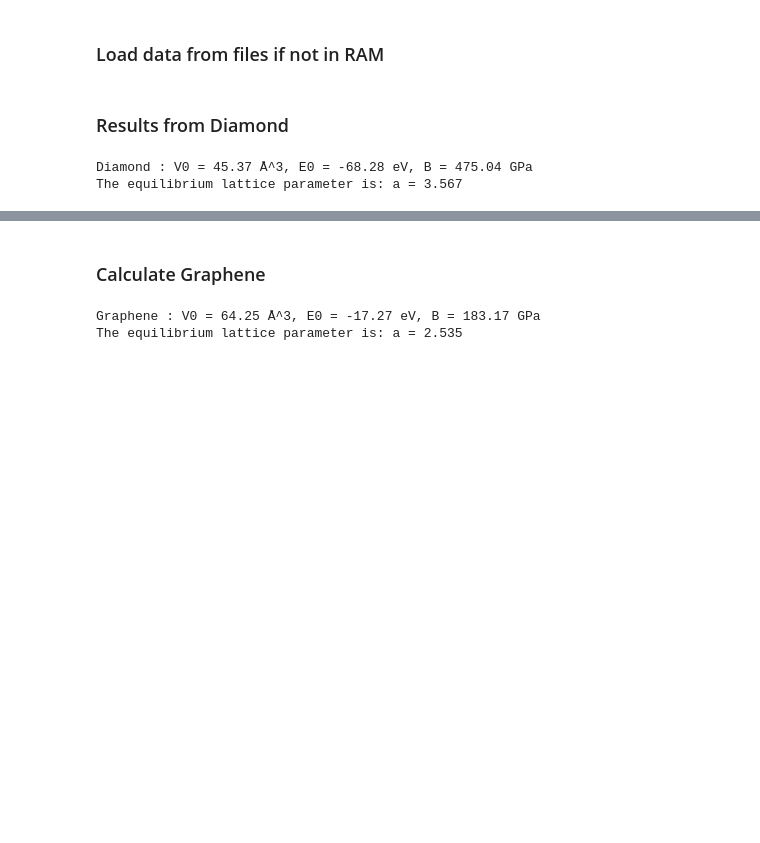
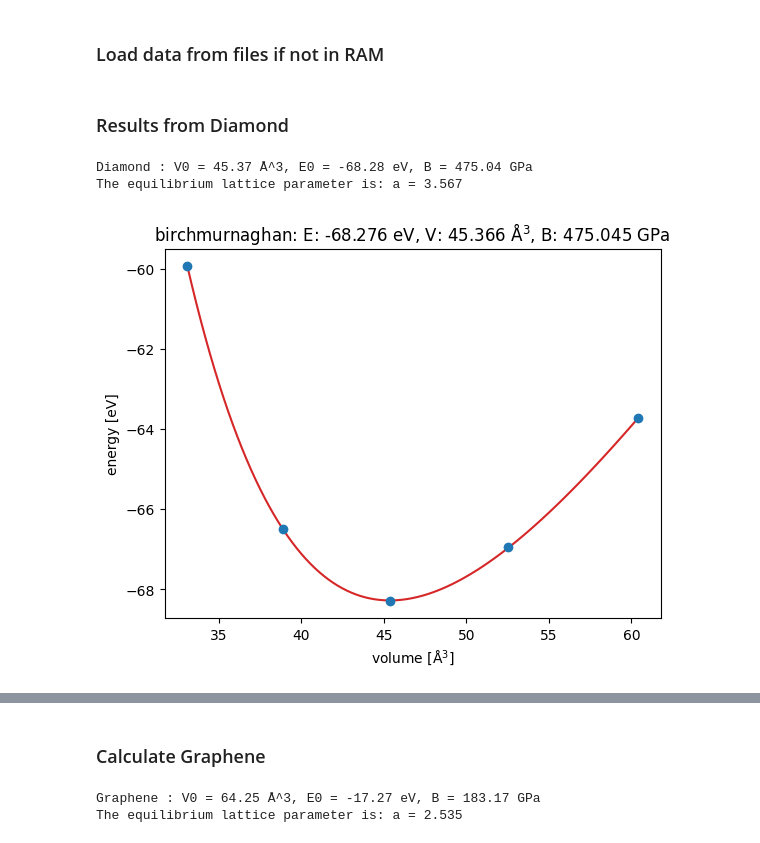
Before and after one commit to sebobo233/simulation, a Jupyter notebook: project.ipynb, the cells around one changed output, grey strips where cells are left out. Saved outputs shown, nothing was run; the diff lists cells and outputs as text; code cells hidden in the pictures; blank space fills up the shorter version.

```diff
--- a/project.ipynb
+++ b/project.ipynb
@@ -51,8 +51,8 @@ Graphite is a crystalline form of the element carbon. It consists of stacked lay
 
 source [https://lampz.tugraz.at/~hadley/ss1/crystalstructure/structures/graphite/graphite_jsmol.php]
 # %%
-def gen_diamond(a0=3.567):
-    return bulk('C', 'diamond', cubic=True, a=a0)
+def gen_diamond(a0=3.567,cubic=True):
+    return bulk('C', 'diamond', cubic=cubic, a=a0)
 
 def calculate_eos_diamond(a0=3.567, npoints=7):
     energies = []
@@ -74,7 +74,7 @@ def calculate_eos_diamond(a0=3.567, npoints=7):
 
 def gen_graphene(a0=2.4549,z_spacing=6):
     # z_spacing 6 => c = 12
-    graphene_slab = graphene(a=a0, vacuum=z_spacing)
+    graphene_slab = graphene(a=a0, vacuum=z_spacing) #  evtl zelle selbst neu bauen
     graphene_slab.set_pbc([True, True, True])
     return graphene_slab
 
@@ -144,9 +144,9 @@ def calculate_eos_graphite(a0=2.4549,c0=6.708, npoints=7,n_c_points = 1):
 # %% [markdown]
 ![image.png](attachment:image.png)
 # %%
-V_dia, E_dia, eos_dia = calculate_eos_diamond()
-print("done for Diamond")
-V_grph, E_grph, eos_grph = calculate_eos_graphene()
-print("done for Graphene")
-V_grt, E_grt, eos_grt = calculate_eos_graphite()
-print("done for Graphite")
+#V_dia, E_dia, eos_dia = calculate_eos_diamond()
+#print("done for Diamond")
+#V_grph, E_grph, eos_grph = calculate_eos_graphene()
+#print("done for Graphene")
+#V_grt, E_grt, eos_grt = calculate_eos_graphite()
+#print("done for Graphite")
@@ -217,13 +213,19 @@ if load:
 # %%
 print(f"Diamond : V0 = {eos_dia[0]:.2f} Å^3, E0 = {eos_dia[1]:.2f} eV, B = {eos_dia[2] / kJ * 1.0e24:.2f} GPa")
 print(f"The equilibrium lattice parameter is: a = {eos_dia[0]**(1/3):.3f}")
 
+eos = EquationOfState(V_dia, E_dia,eos='birchmurnaghan')
+eos_fit = eos.fit()
+eos.plot('pics/Diamond_EOS.png')
+plt.show()
+
 unit = gen_diamond()
 supercell = unit * (3,3,3)
 view(supercell, viewer='x3d')
 # %% [output]
 Diamond : V0 = 45.37 Å^3, E0 = -68.28 eV, B = 475.04 GPa
 The equilibrium lattice parameter is: a = 3.567
+[figure, added]
 [interactive output not drawn]
 # %% [markdown]
 ### Calculate Graphene
```
Also changed, not shown: parts of 10 cells of this notebook.
